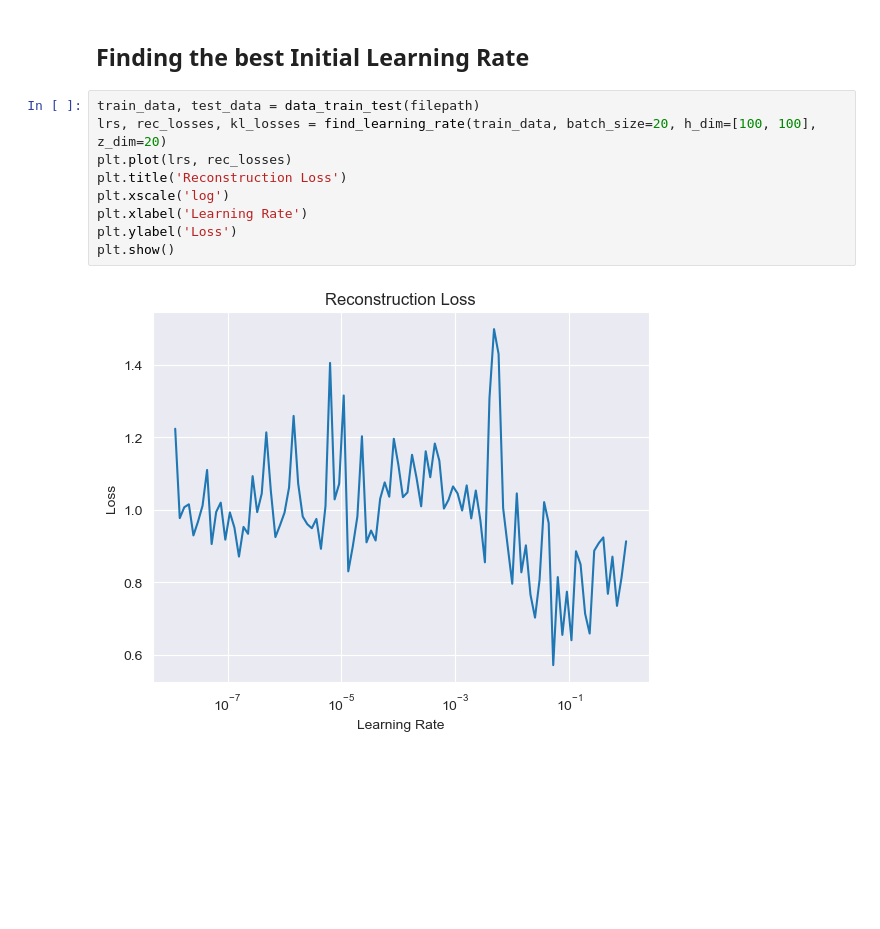
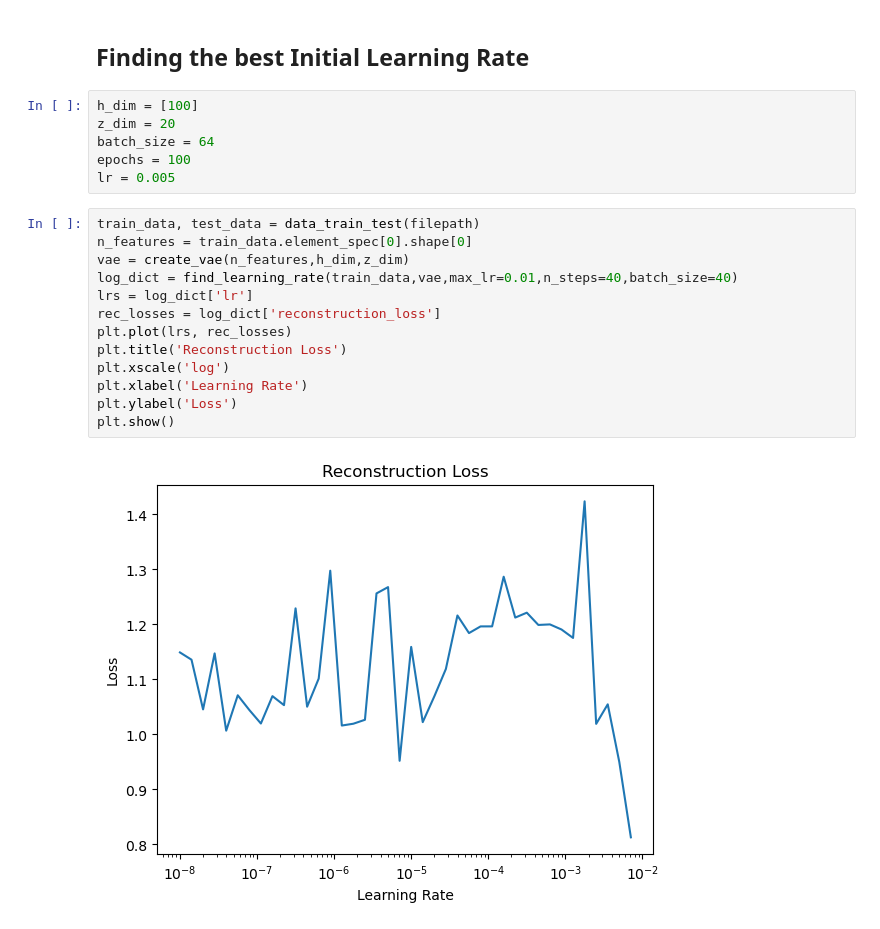
Before and after one commit to alexgill321/Cortical-Thickness, a Jupyter notebook: notebooks/vae_param_tuning.ipynb, the cells around one changed output. Cells and saved outputs as stored; diff of their text form; blank space fills up the shorter version.

```diff
--- a/notebooks/vae_param_tuning.ipynb
+++ b/notebooks/vae_param_tuning.ipynb
@@ -8,15 +10,25 @@ cur = os.getcwd()
 filepath = os.path.join(cur, '../outputs/megasample_cleaned.csv')
 # %% [markdown]
 ## Finding the best Initial Learning Rate
+# %%
+h_dim = [100]
+z_dim = 20
+batch_size = 64
+epochs = 100
+lr = 0.005
 # %%
 train_data, test_data = data_train_test(filepath)
-lrs, rec_losses, kl_losses = find_learning_rate(train_data, batch_size=20, h_dim=[100, 100], z_dim=20)
+n_features = train_data.element_spec[0].shape[0]
+vae = create_vae(n_features,h_dim,z_dim)
+log_dict = find_learning_rate(train_data,vae,max_lr=0.01,n_steps=40,batch_size=40)
+lrs = log_dict['lr']
+rec_losses = log_dict['reconstruction_loss']
 plt.plot(lrs, rec_losses)
 plt.title('Reconstruction Loss')
 plt.xscale('log')
 plt.xlabel('Learning Rate')
 plt.ylabel('Loss')
 plt.show()
 # %% [output]
-[figure, old version]
+[figure, new version]
 # %%
```
Also changed, not shown: parts of 3 cells of this notebook, 4 other files.
